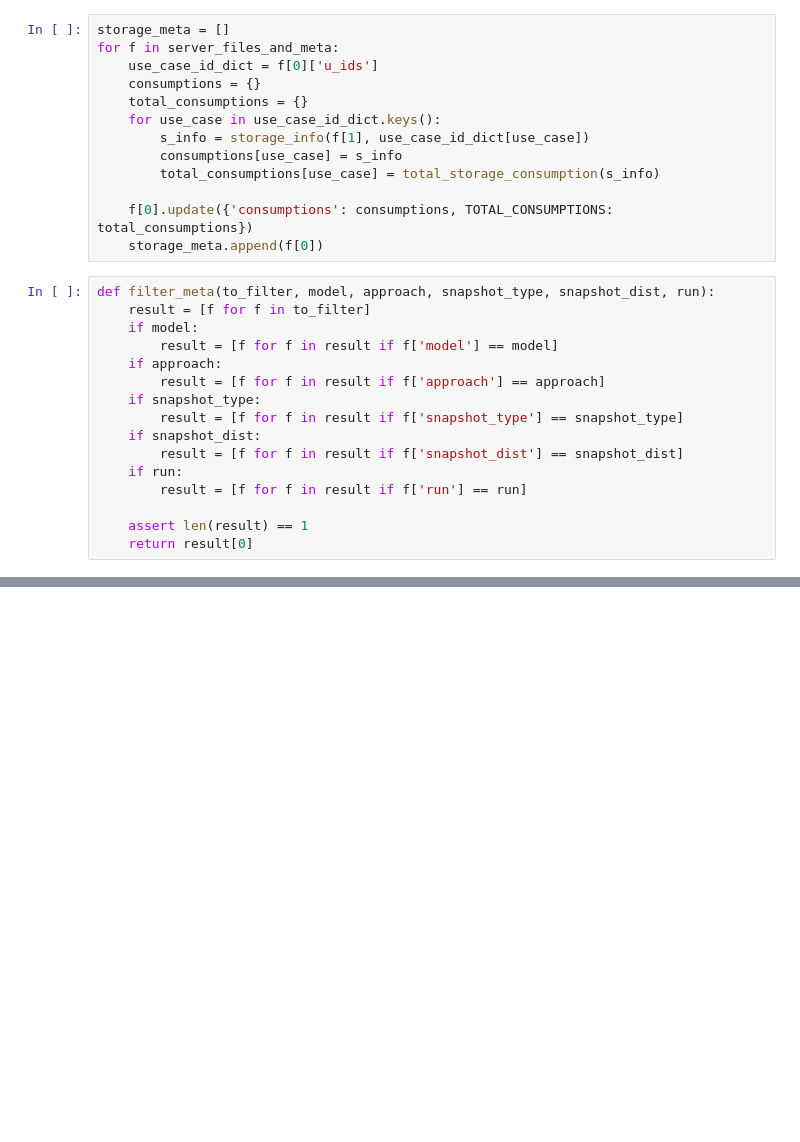
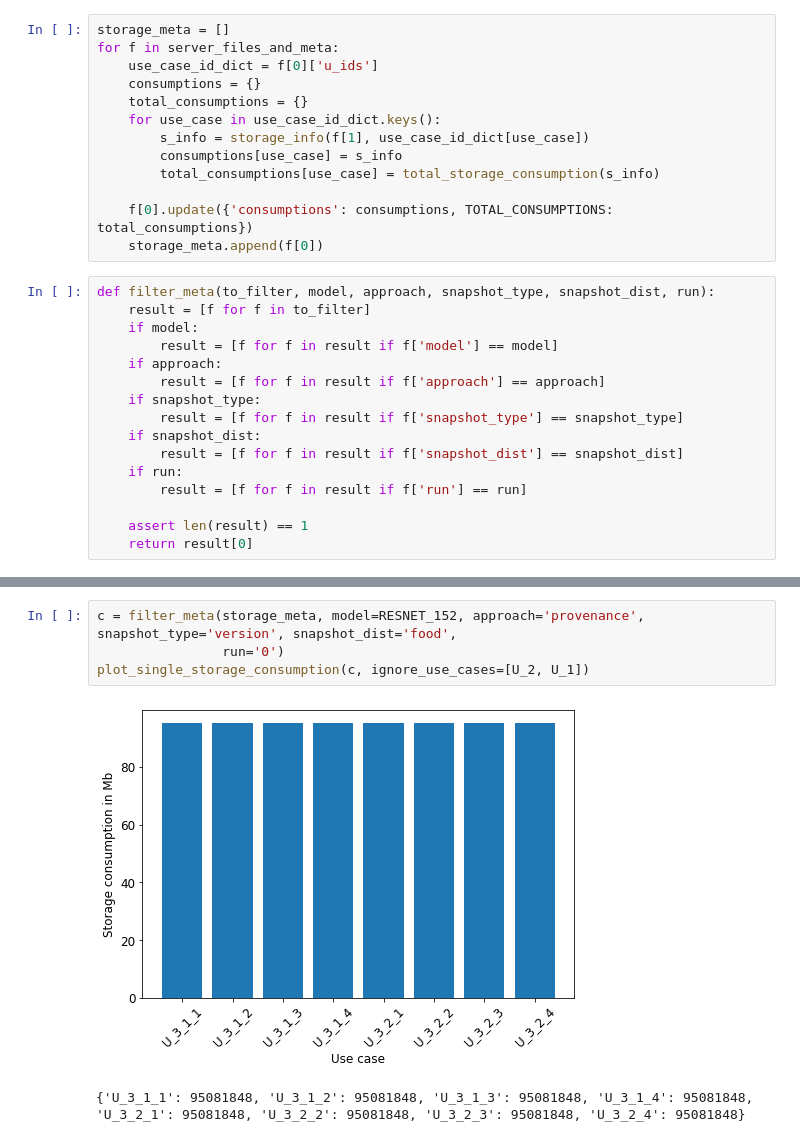
Before and after one commit to slin96/master-thesis, a Jupyter notebook: experiments/plots/storage_consumption_b_vs_u.ipynb, the cells around one changed output, grey strips where cells are left out. Saved outputs shown, nothing was run; the diff lists cells and outputs as text; blank space fills up the shorter version.

```diff
--- a/experiments/plots/storage_consumption_b_vs_u.ipynb
+++ b/experiments/plots/storage_consumption_b_vs_u.ipynb
@@ -96,0 +139,7 @@ plot_single_storage_consumption(c)
+# %%
+c = filter_meta(storage_meta, model=RESNET_152, approach='provenance', snapshot_type='version', snapshot_dist='food',
+                run='0')
+plot_single_storage_consumption(c, ignore_use_cases=[U_2, U_1])
+# %% [output]
+[figure, added]
+{'U_3_1_1': 95081848, 'U_3_1_2': 95081848, 'U_3_1_3': 95081848, 'U_3_1_4': 95081848, 'U_3_2_1': 95081848, 'U_3_2_2': 95081848, 'U_3_2_3': 95081848, 'U_3_2_4': 95081848}
```
Also changed, not shown: parts of 13 cells of this notebook.
